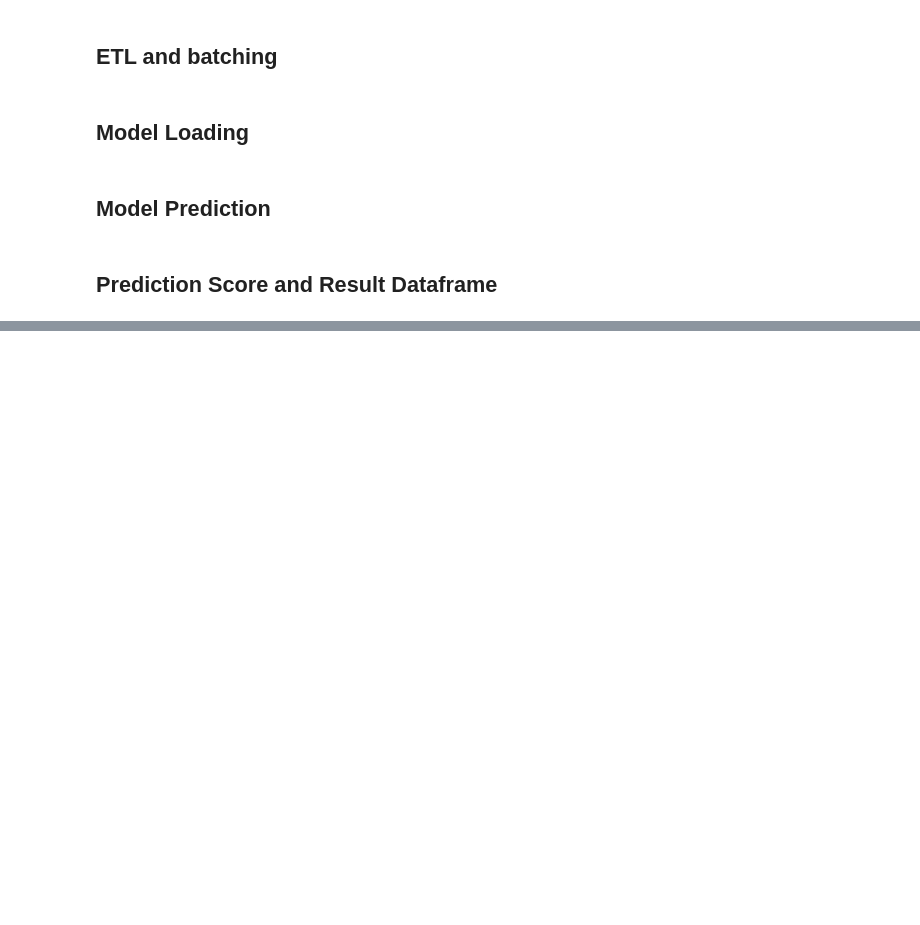
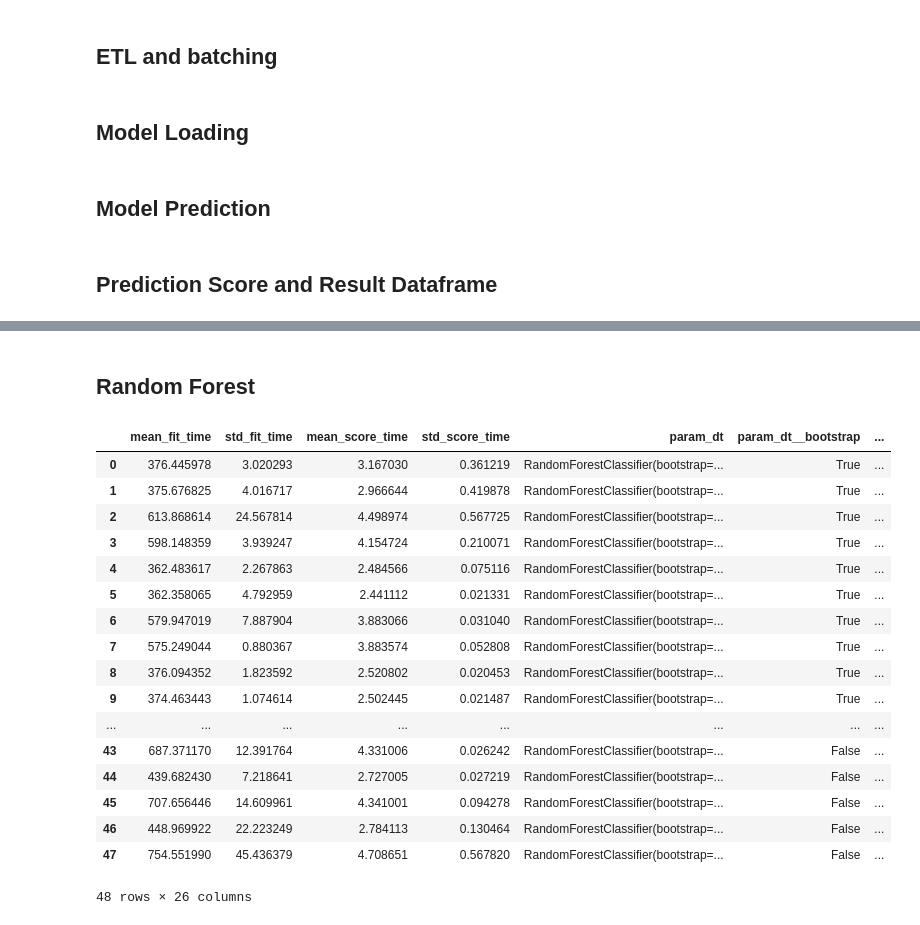
Before and after one commit to Alexisbiancotti/Image_Classification_Algorithm, a Jupyter notebook: Image_Classification_Algorithm_Testing.ipynb, the cells around one changed output, grey strips where cells are left out. Drawn from its saved outputs; the diff is of its cells as text; code cells hidden in the pictures; blank space fills up the shorter version.

```diff
--- a/Image_Classification_Algorithm_Testing.ipynb
+++ b/Image_Classification_Algorithm_Testing.ipynb
@@ -173,0 +387,23 @@ pred_xgrb_cr
+# %% [markdown]
+## Random Forest
+# %%
+pd.DataFrame(rf_model.cv_results_)
+# %% [output]
+|  | mean_fit_time | std_fit_time | mean_score_time | std_score_time | param_dt | param_dt__bootstrap | ... |
+| 0 | 376.445978 | 3.020293 | 3.167030 | 0.361219 | RandomForestClassifier(bootstrap=... | True | ... |
+| 1 | 375.676825 | 4.016717 | 2.966644 | 0.419878 | RandomForestClassifier(bootstrap=... | True | ... |
+| 2 | 613.868614 | 24.567814 | 4.498974 | 0.567725 | RandomForestClassifier(bootstrap=... | True | ... |
+| 3 | 598.148359 | 3.939247 | 4.154724 | 0.210071 | RandomForestClassifier(bootstrap=... | True | ... |
+| 4 | 362.483617 | 2.267863 | 2.484566 | 0.075116 | RandomForestClassifier(bootstrap=... | True | ... |
+| 5 | 362.358065 | 4.792959 | 2.441112 | 0.021331 | RandomForestClassifier(bootstrap=... | True | ... |
+| 6 | 579.947019 | 7.887904 | 3.883066 | 0.031040 | RandomForestClassifier(bootstrap=... | True | ... |
+| 7 | 575.249044 | 0.880367 | 3.883574 | 0.052808 | RandomForestClassifier(bootstrap=... | True | ... |
+| 8 | 376.094352 | 1.823592 | 2.520802 | 0.020453 | RandomForestClassifier(bootstrap=... | True | ... |
+| 9 | 374.463443 | 1.074614 | 2.502445 | 0.021487 | RandomForestClassifier(bootstrap=... | True | ... |
+| ... | ... | ... | ... | ... | ... | ... | ... |
+| 43 | 687.371170 | 12.391764 | 4.331006 | 0.026242 | RandomForestClassifier(bootstrap=... | False | ... |
+| 44 | 439.682430 | 7.218641 | 2.727005 | 0.027219 | RandomForestClassifier(bootstrap=... | False | ... |
+| 45 | 707.656446 | 14.609961 | 4.341001 | 0.094278 | RandomForestClassifier(bootstrap=... | False | ... |
+| 46 | 448.969922 | 22.223249 | 2.784113 | 0.130464 | RandomForestClassifier(bootstrap=... | False | ... |
+| 47 | 754.551990 | 45.436379 | 4.708651 | 0.567820 | RandomForestClassifier(bootstrap=... | False | ... |
+48 rows × 26 columns
```
Also changed, not shown: parts of 27 cells of this notebook, 5 other files.
